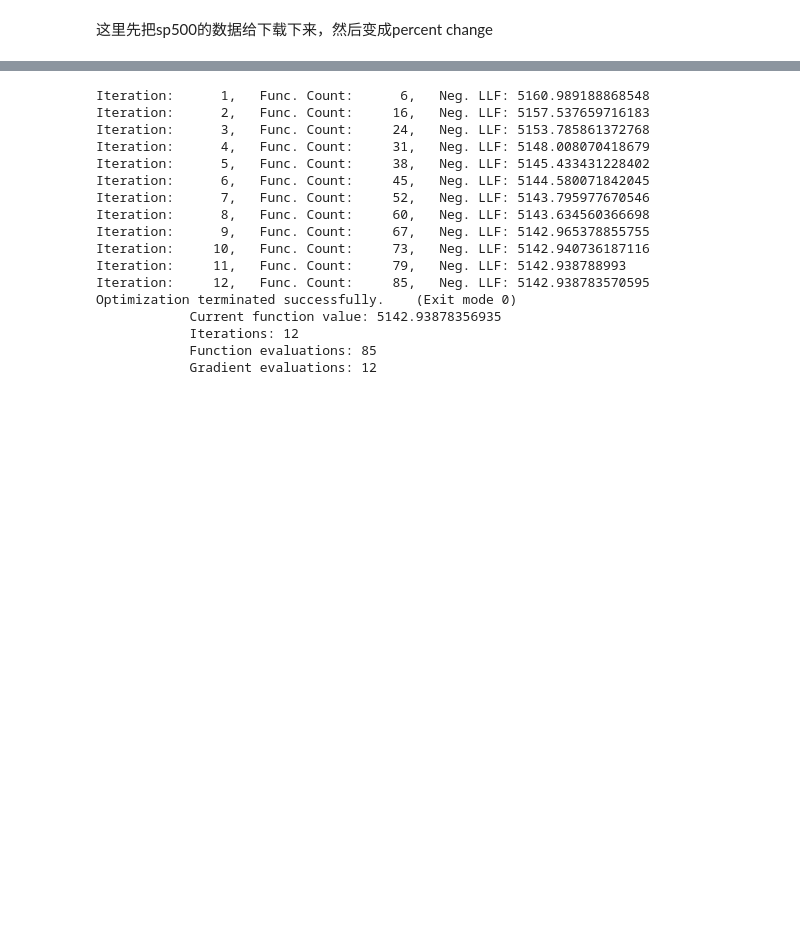
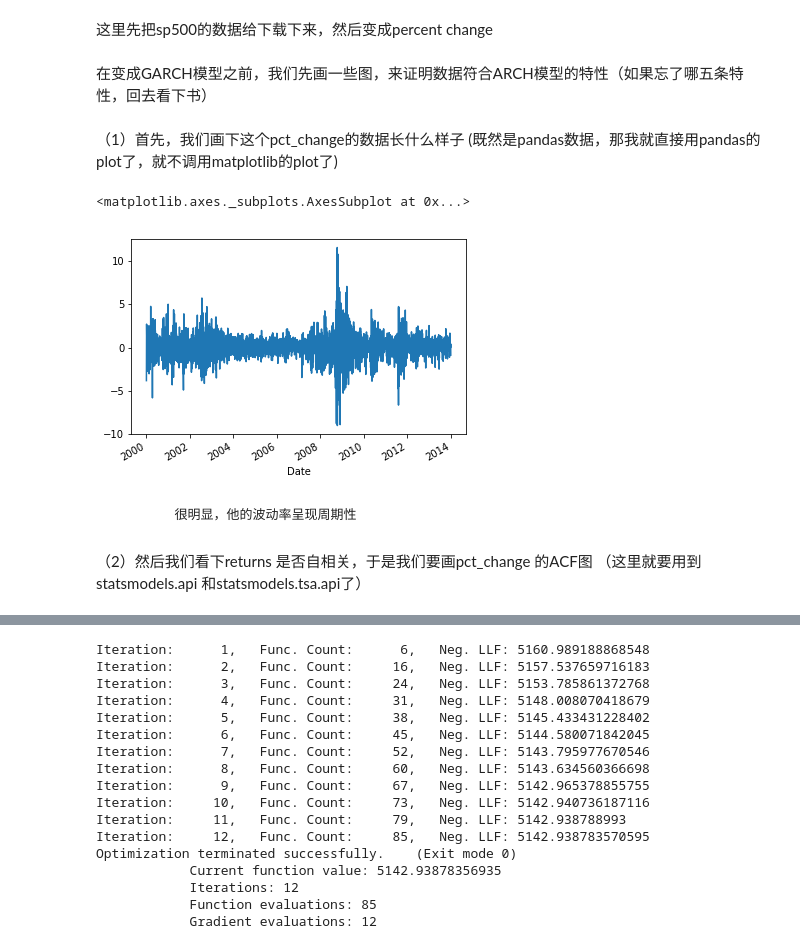
Before and after one commit to Isaaclin007/code-storage, a Jupyter notebook: GARCH-DCC/ARCH包的理解与运用.ipynb, the cells around one changed output, grey strips where cells are left out. Saved outputs shown, nothing was run; the diff lists cells and outputs as text; code cells hidden in the pictures; blank space fills up the shorter version.

```diff
--- a/GARCH-DCC/ARCH包的理解与运用.ipynb
+++ b/GARCH-DCC/ARCH包的理解与运用.ipynb
@@ -12,4 +15,19 @@ start = dt.datetime(2000, 1, 1)
 end = dt.datetime(2014, 1, 1)
 sp500 = web.DataReader('^GSPC', 'yahoo', start=start, end=end)
 # 利用pct_change()把adjust colse price 变成percent change,然后把空值去掉（其实应该只有第一个值是NaN）
-returns = 100 * sp500['Adj Close'].pct_change().dropna()
+pct_change_data = 100 * sp500['Adj Close'].pct_change().dropna()
+# %% [markdown]
+在变成GARCH模型之前，我们先画一些图，来证明数据符合ARCH模型的特性（如果忘了哪五条特性，回去看下书）
+# %% [markdown]
+（1）首先，我们画下这个pct_change的数据长什么样子
+    (既然是pandas数据，那我就直接用pandas的plot了，就不调用matplotlib的plot了)
+# %%
+pct_change_data.plot()
+# %% [output]
+<matplotlib.axes._subplots.AxesSubplot at 0x...>
+[figure, added]
+# %% [markdown]
+            很明显，他的波动率呈现周期性
+# %% [markdown]
+（2）然后我们看下returns 是否自相关，于是我们要画pct_change 的ACF图
+        （这里就要用到statsmodels.api 和statsmodels.tsa.api了）
```
Also changed, not shown: parts of 15 cells of this notebook, 2 other files.
